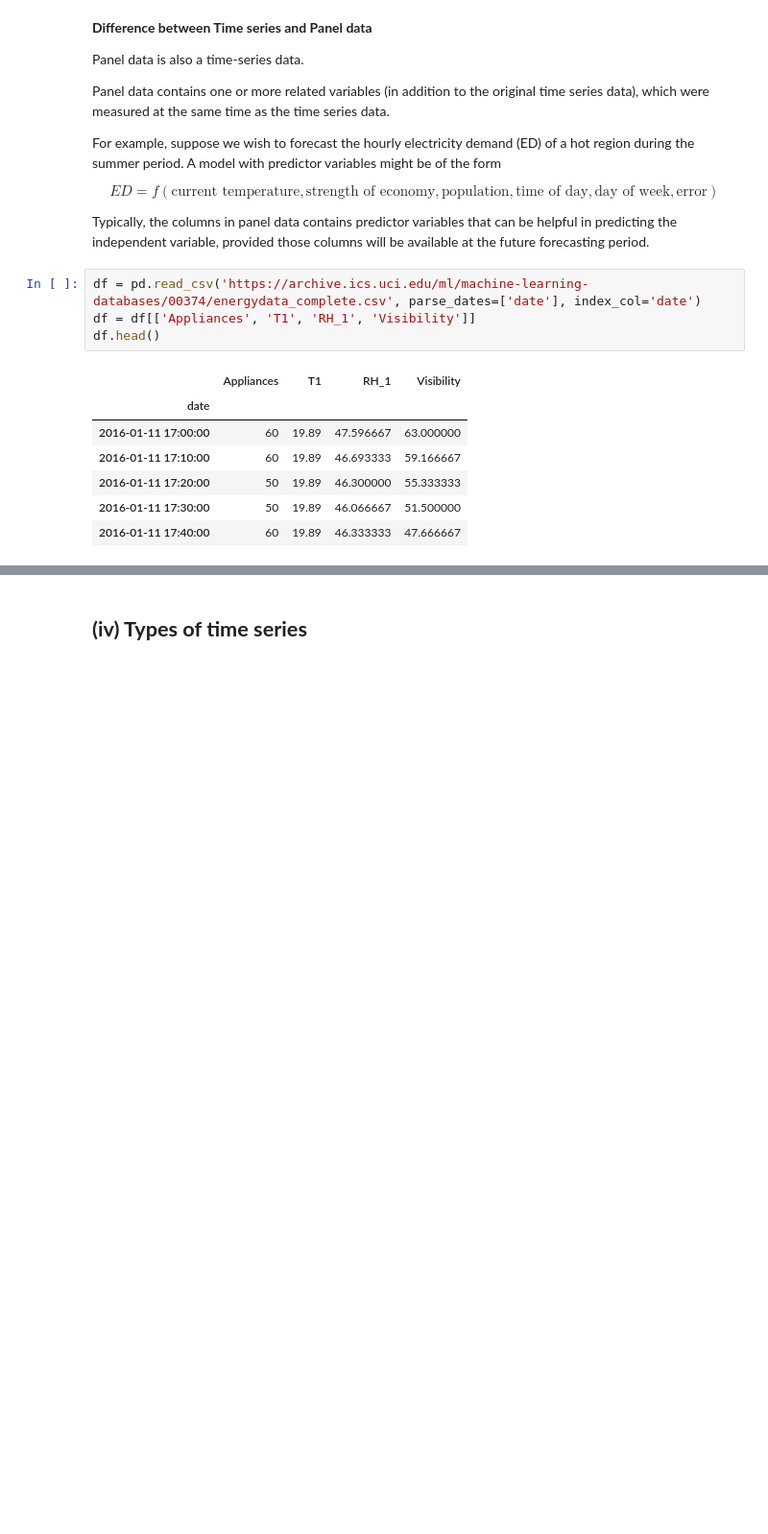
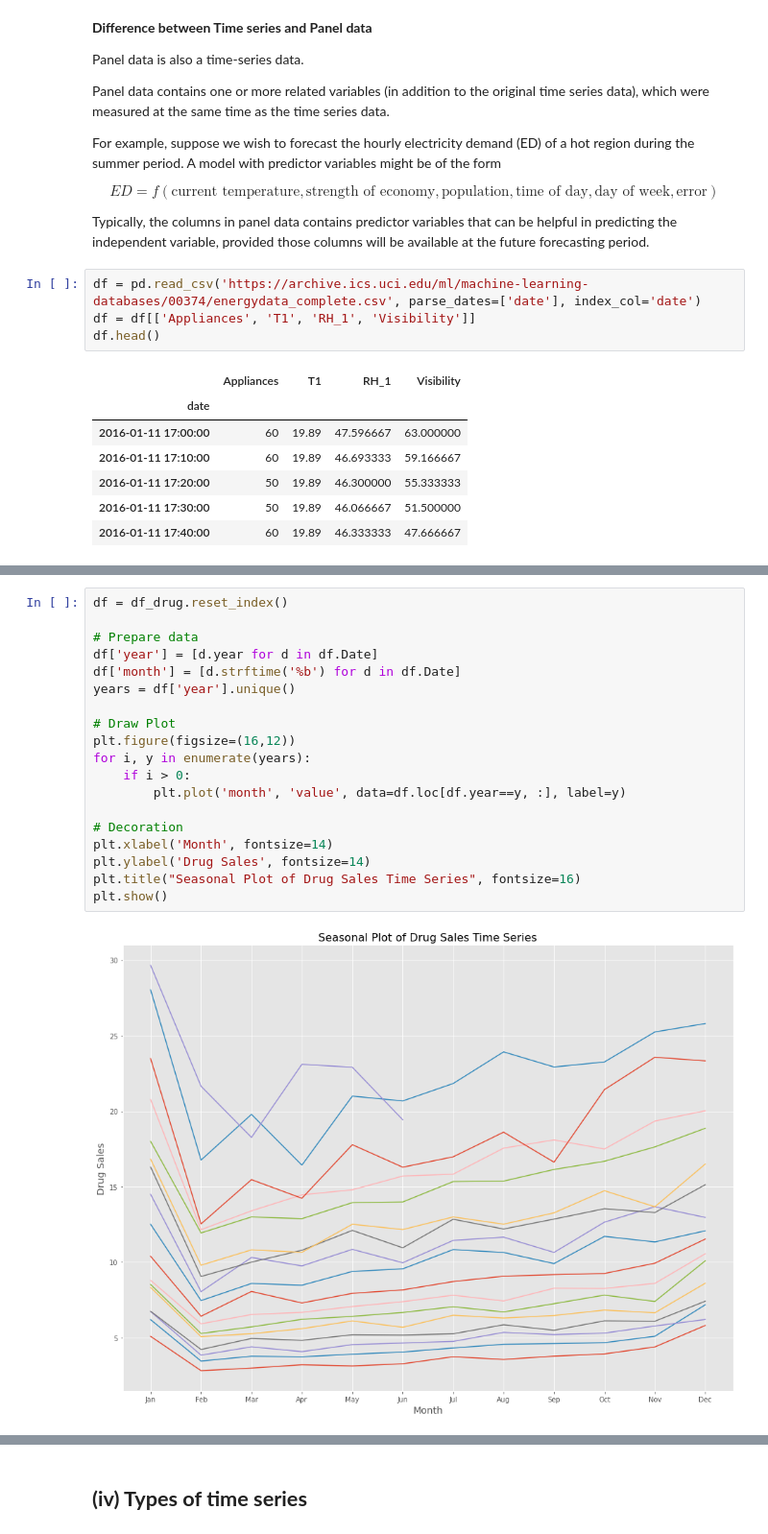
Before and after one commit to tdevip/TSA, a Jupyter notebook: 1 Introduction/1 What is Time Series and loading data in python.ipynb, the cells around one changed output, grey strips where cells are left out. Shown at 96% size. Saved outputs shown, nothing was run; the diff lists cells and outputs as text; blank space fills up the shorter version.

```diff
--- a/1 Introduction/1 What is Time Series and loading data in python.ipynb
+++ b/1 Introduction/1 What is Time Series and loading data in python.ipynb
@@ -152,0 +209,21 @@ df.head()
+# %%
+df = df_drug.reset_index()
+
+# Prepare data
+df['year'] = [d.year for d in df.Date]
+df['month'] = [d.strftime('%b') for d in df.Date]
+years = df['year'].unique()
+
+# Draw Plot
+plt.figure(figsize=(16,12))
+for i, y in enumerate(years):
+    if i > 0:
+        plt.plot('month', 'value', data=df.loc[df.year==y, :], label=y)
+
+# Decoration
+plt.xlabel('Month', fontsize=14)
+plt.ylabel('Drug Sales', fontsize=14)
+plt.title("Seasonal Plot of Drug Sales Time Series", fontsize=16)
+plt.show()
+# %% [output]
+[figure, added]
```
Also changed, not shown: parts of 19 cells of this notebook, 2 other files.
